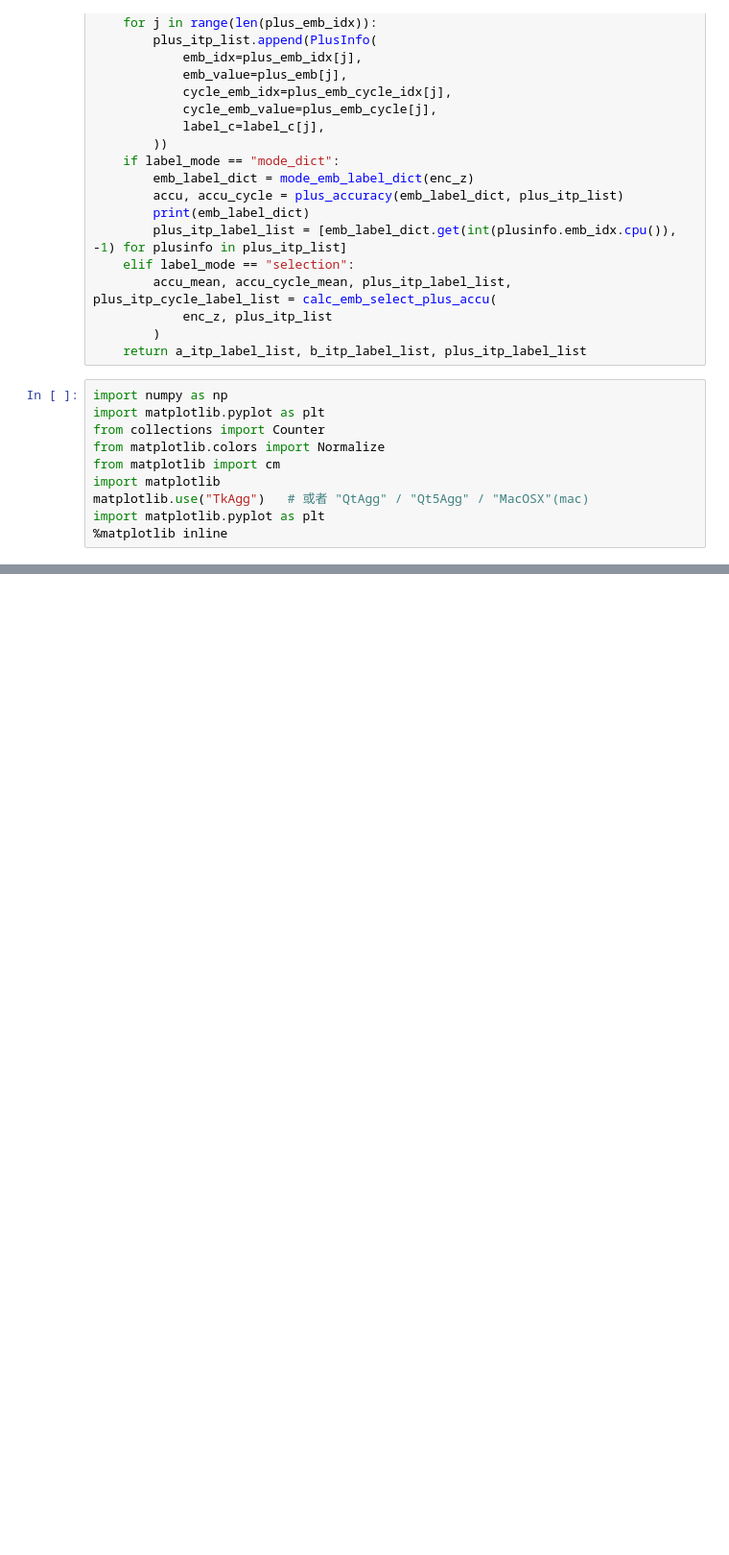
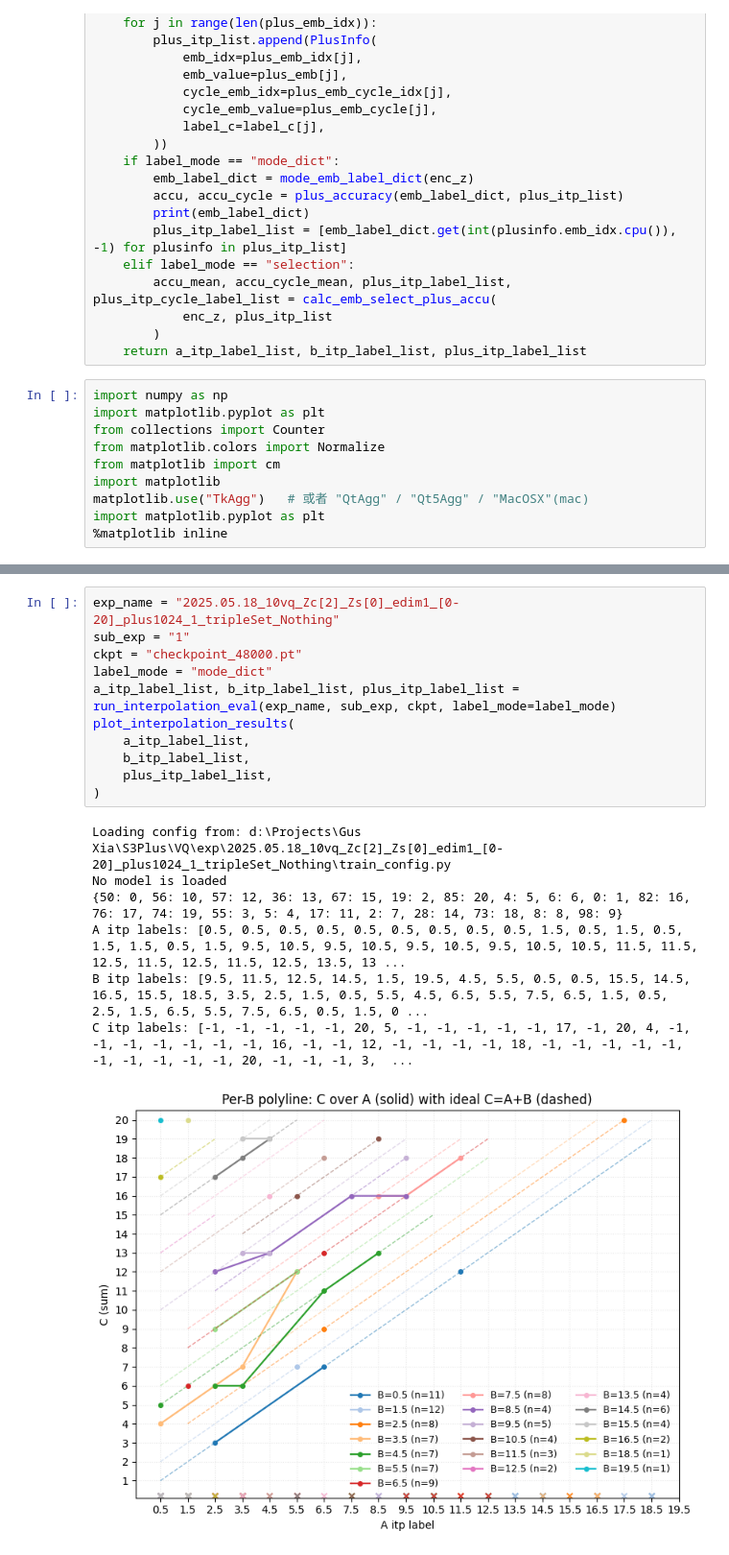
Before and after one commit to XuanjieLiu/S3Plus, a Jupyter notebook: VQ/plots/interpolation_show.ipynb, the cells around one changed output, grey strips where cells are left out. Shown at 96% size. Drawn from its saved outputs; the diff is of its cells as text; blank space fills up the shorter version.

```diff
--- a/VQ/plots/interpolation_show.ipynb
+++ b/VQ/plots/interpolation_show.ipynb
@@ -302,0 +326,19 @@ C itp labels: [12, 12, 13, 14, 3, 20, 5, 5, 2, 2, 14, 16, 17, 15, 20, 4, 3, 12,
+# %%
+exp_name = "2025.05.18_10vq_Zc[2]_Zs[0]_edim1_[0-20]_plus1024_1_tripleSet_Nothing"
+sub_exp = "1"
+ckpt = "checkpoint_48000.pt"
+label_mode = "mode_dict"
+a_itp_label_list, b_itp_label_list, plus_itp_label_list = run_interpolation_eval(exp_name, sub_exp, ckpt, label_mode=label_mode)
+plot_interpolation_results(
+    a_itp_label_list,
+    b_itp_label_list,
+    plus_itp_label_list,
+)
+# %% [output]
+Loading config from: d:\Projects\Gus Xia\S3Plus\VQ\exp\2025.05.18_10vq_Zc[2]_Zs[0]_edim1_[0-20]_plus1024_1_tripleSet_Nothing\train_config.py
+No model is loaded
+{50: 0, 56: 10, 57: 12, 36: 13, 67: 15, 19: 2, 85: 20, 4: 5, 6: 6, 0: 1, 82: 16, 76: 17, 74: 19, 55: 3, 5: 4, 17: 11, 2: 7, 28: 14, 73: 18, 8: 8, 98: 9}
+A itp labels: [0.5, 0.5, 0.5, 0.5, 0.5, 0.5, 0.5, 0.5, 0.5, 1.5, 0.5, 1.5, 0.5, 1.5, 1.5, 0.5, 1.5, 9.5, 10.5, 9.5, 10.5, 9.5, 10.5, 9.5, 10.5, 10.5, 11.5, 11.5, 12.5, 11.5, 12.5, 11.5, 12.5, 13.5, 13 ...
+B itp labels: [9.5, 11.5, 12.5, 14.5, 1.5, 19.5, 4.5, 5.5, 0.5, 0.5, 15.5, 14.5, 16.5, 15.5, 18.5, 3.5, 2.5, 1.5, 0.5, 5.5, 4.5, 6.5, 5.5, 7.5, 6.5, 1.5, 0.5, 2.5, 1.5, 6.5, 5.5, 7.5, 6.5, 0.5, 1.5, 0 ...
+C itp labels: [-1, -1, -1, -1, -1, 20, 5, -1, -1, -1, -1, -1, 17, -1, 20, 4, -1, -1, -1, -1, -1, -1, -1, 16, -1, -1, 12, -1, -1, -1, -1, 18, -1, -1, -1, -1, -1, -1, -1, -1, -1, -1, 20, -1, -1, -1, 3,  ...
+[figure, added]
```
Also changed, not shown: parts of 7 cells of this notebook, 8 other files.
